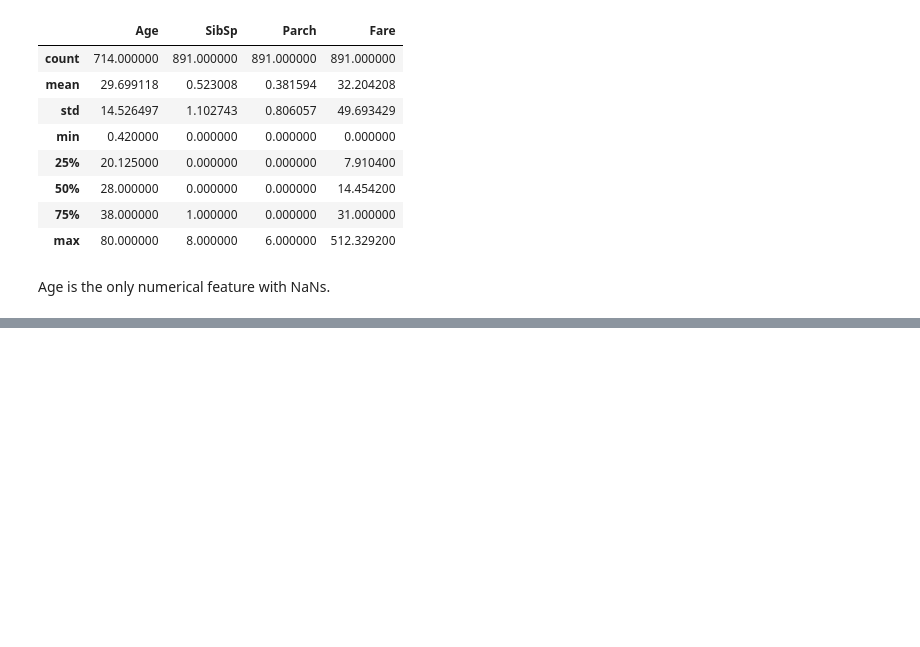
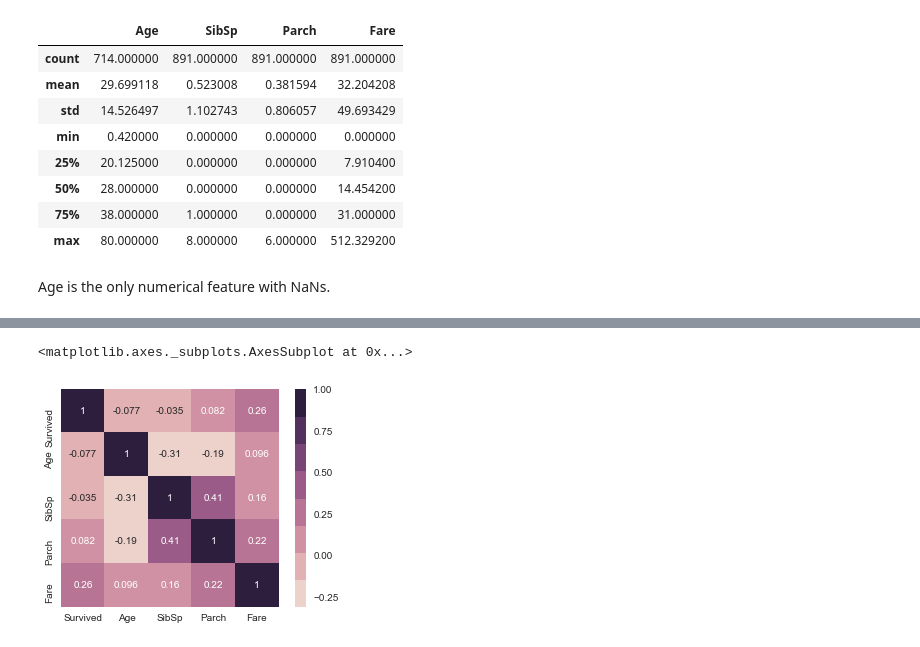
Before and after one commit to yangvnks/titanic-classification, a Jupyter notebook: data-visualisation.ipynb, the cells around one changed output, grey strips where cells are left out. Cells and saved outputs as stored; diff of their text form; code cells hidden in the pictures; blank space fills up the shorter version.

```diff
--- a/data-visualisation.ipynb
+++ b/data-visualisation.ipynb
@@ -119,0 +164,7 @@ plt.show()
+# %%
+#Correlation between features
+cov_matrix = df.corr(method="pearson")
+sns.heatmap(cov_matrix,square=True,annot=True,cmap=sns.cubehelix_palette(8))
+# %% [output]
+<matplotlib.axes._subplots.AxesSubplot at 0x...>
+[figure, added]
```
Also changed, not shown: parts of 4 cells of this notebook.
